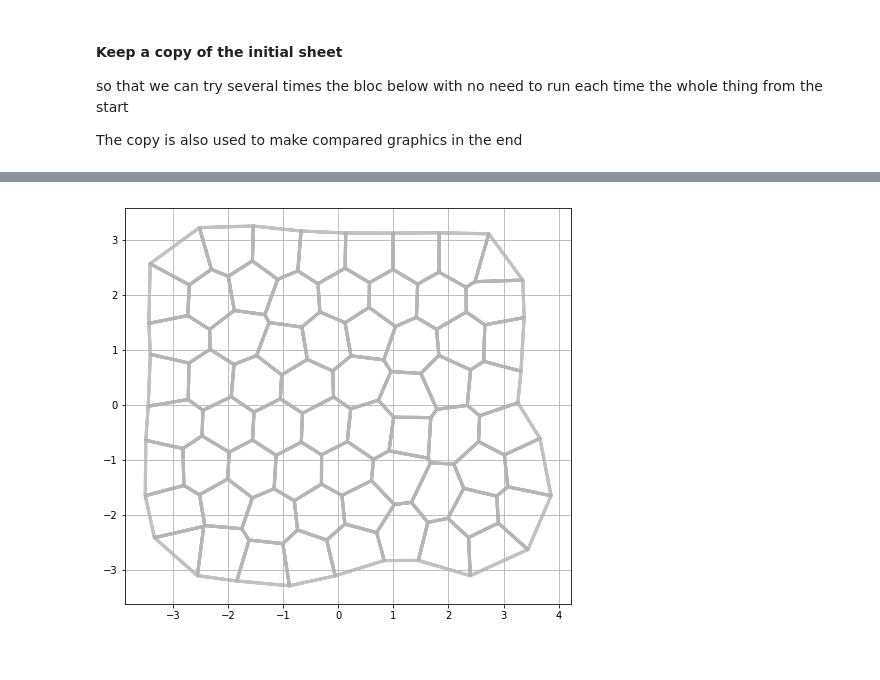
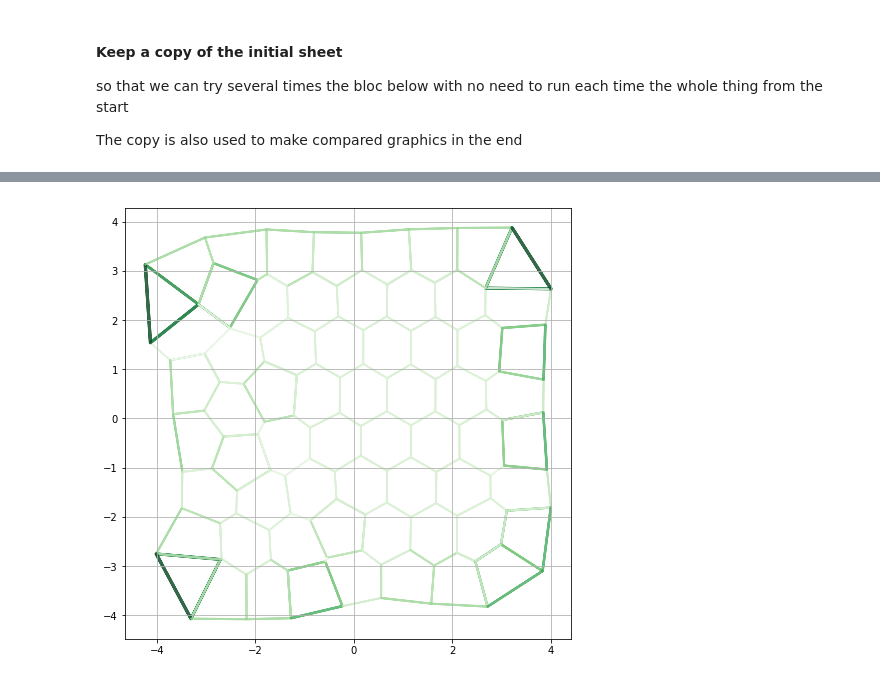
Before and after one commit to suzannelab/polarity, a Jupyter notebook: notebooks/Polarity_2prot_v2.ipynb, the cells around one changed output, grey strips where cells are left out. Saved outputs shown, nothing was run; the diff lists cells and outputs as text; code cells hidden in the pictures.

```diff
--- a/notebooks/Polarity_2prot_v2.ipynb
+++ b/notebooks/Polarity_2prot_v2.ipynb
@@ -71,8 +71,10 @@ fig, ax = sheet_view(sheet, mode='quick')
 sheet.face_df['myosin_max'] = 100
 sheet.face_df['bazooka_max'] = 100
 
-sheet.edge_df['myosin'] = np.random.uniform(0, 10, sheet.Ne)
-sheet.edge_df['bazooka'] = np.random.uniform(0, 10, sheet.Ne)
+#sheet.edge_df['myosin'] = np.random.uniform(0, 10, sheet.Ne)
+#sheet.edge_df['bazooka'] = np.random.uniform(0, 10, sheet.Ne)
+sheet.edge_df['myosin'] = 10
+sheet.edge_df['bazooka'] = 10
 sheet.edge_df['line_tension'] = 0.2
 
 sheet_init = sheet.copy(deep_copy=True)
@@ -134,7 +160,7 @@ class Compression(effectors.AbstractEffector):
 # %%
 model = model_factory(
                     [
-                    LineTensionPolarity,
+                    effectors.LineTension,
                     #effectors.FaceContractility,
                     effectors.FaceAreaElasticity,
                     ], effectors.FaceAreaElasticity)
@@ -190,7 +216,7 @@ sheet.update_specs(polarity_specs)
 sheet.update_specs(dynamics_specs, reset=True)
 sheet.get_opposite()
 
-fig, ax = plot_forces(sheet, PlanarGeometry, model, list('xy'), scaling=1)
+fig, ax = plot_forces(sheet, ChemGeom, model, list('xy'), scaling=1)
 InitialSheet = copy.deepcopy(sheet)
 # %% [output]
 Reseting column line_tension of the edge dataset with new specs
@@ -269,9 +295,9 @@ def update_protein_quantity(sheet, dt=0.1):
 #sheet = copy.deepcopy(InitialSheet)
 # Resolution mecanique
 
-res = solver.find_energy_min(sheet, PlanarGeometry, model)
+res = solver.find_energy_min(sheet, ChemGeom, model)
 
-PlanarGeometry.update_all(sheet)
+ChemGeom.update_all(sheet)
 
 fig, ax = sheet_view(sheet, mode='quick',)
 fig.set_size_inches((8, 8))
@@ -280,3 +306,6 @@ fig.set_size_inches((8, 8))
+# %%
+times = np.arange(0, 10, 0.1)
+#times
 # %%
 from tyssue import History
 
@@ -338,16 +366,16 @@ fig.set_size_inches((8, 8))
 # %%
 #sheet = copy.deepcopy(InitialSheet)
 # Resolution mecanique
-res = solver.find_energy_min(sheet, PlanarGeometry, model)
-PlanarGeometry.update_all(sheet)
+res = solver.find_energy_min(sheet, ChemGeom, model)
+ChemGeom.update_all(sheet)
 fig, ax = sheet_view(
     sheet, mode='2D',
     edge={
         "color": sheet.edge_df['line_tension'],
         "colormap":"Greens",
         'head_width':0,
         'width': (0.1 + 3*sheet.edge_df['line_tension']/sheet.edge_df['line_tension'].max())},
     vert={"visible": False})
 fig.set_size_inches((8, 8))
 # %% [output]
-[figure, old version]
+[figure, new version]
```
Also changed, not shown: parts of 10 cells of this notebook.
